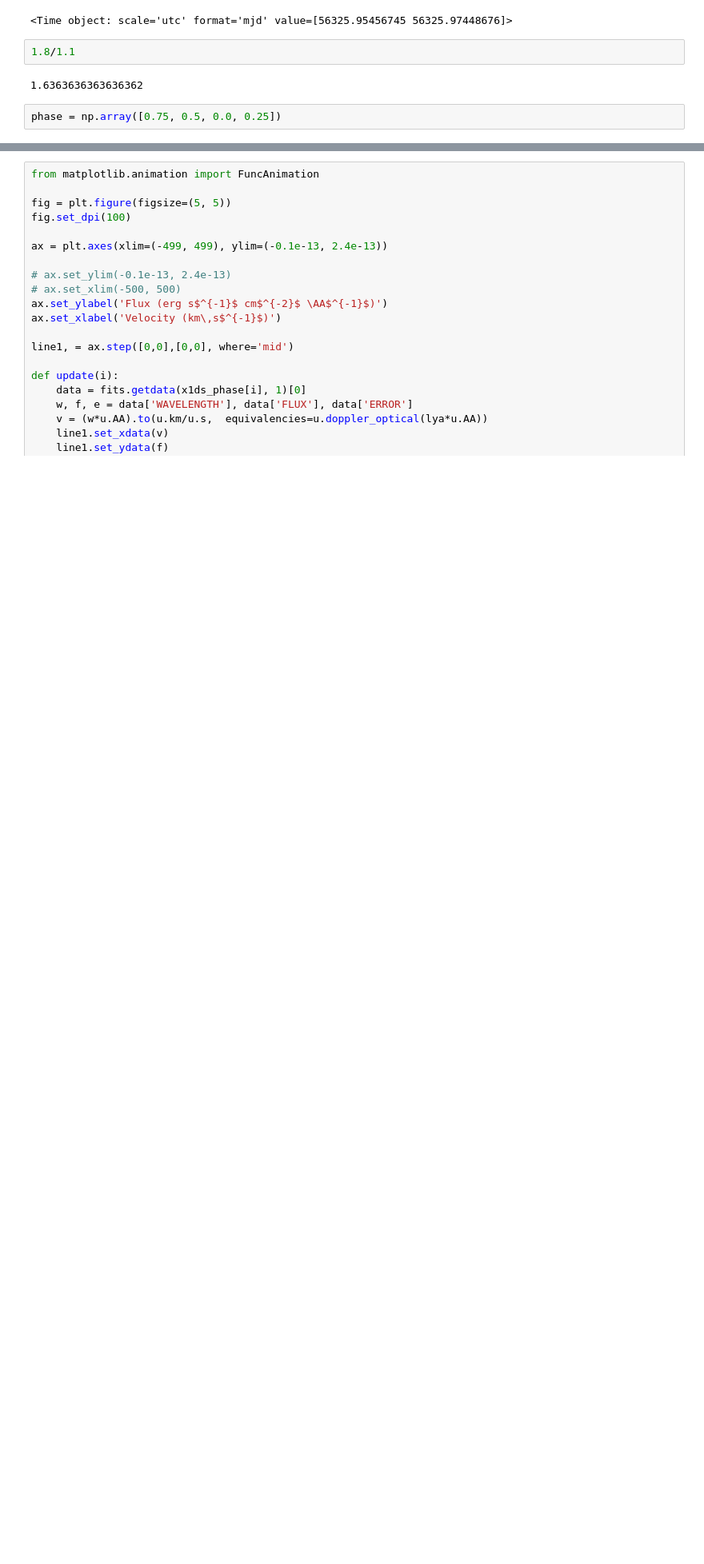
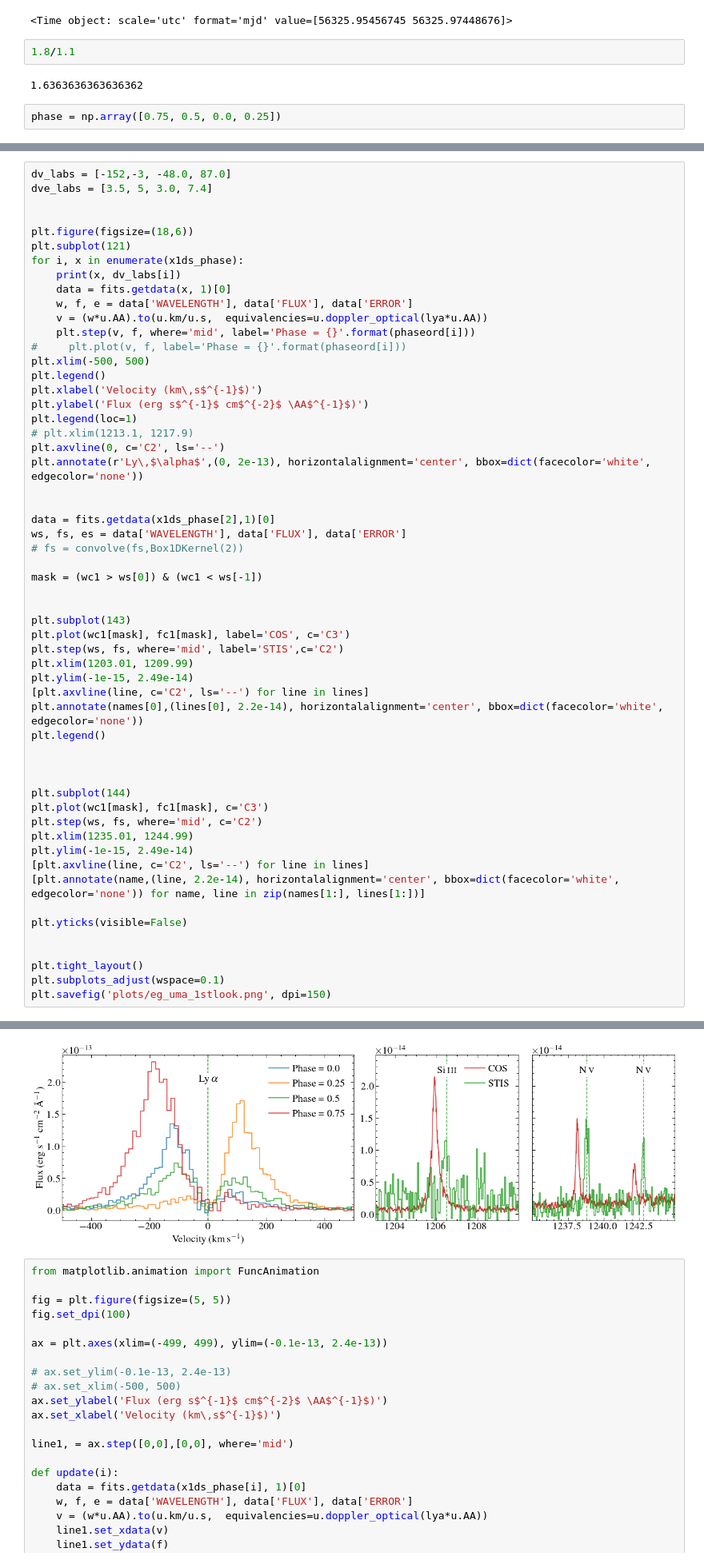
Before and after one commit to davidjwilson/pceb, a Jupyter notebook: eg_uma/eg_uma_stis_first_look.ipynb, the cells around one changed output, grey strips where cells are left out. Shown at 80% size. Cells and saved outputs as stored; diff of their text form; blank space fills up the shorter version.

```diff
--- a/eg_uma/eg_uma_stis_first_look.ipynb
+++ b/eg_uma/eg_uma_stis_first_look.ipynb
@@ -724,0 +758,57 @@ plt.savefig('plots/eg_uma_all_lya.png', dpi=150)
+# %%
+dv_labs = [-152,-3, -48.0, 87.0]
+dve_labs = [3.5, 5, 3.0, 7.4]
+
+
+plt.figure(figsize=(18,6))
+plt.subplot(121)
+for i, x in enumerate(x1ds_phase):
+    print(x, dv_labs[i])
+    data = fits.getdata(x, 1)[0]
+    w, f, e = data['WAVELENGTH'], data['FLUX'], data['ERROR']
+    v = (w*u.AA).to(u.km/u.s,  equivalencies=u.doppler_optical(lya*u.AA))
+    plt.step(v, f, where='mid', label='Phase = {}'.format(phaseord[i]))
+#     plt.plot(v, f, label='Phase = {}'.format(phaseord[i]))
+plt.xlim(-500, 500)
+plt.legend()
+plt.xlabel('Velocity (km\,s$^{-1}$)')
+plt.ylabel('Flux (erg s$^{-1}$ cm$^{-2}$ \AA$^{-1}$)')
+plt.legend(loc=1)
+# plt.xlim(1213.1, 1217.9)
+plt.axvline(0, c='C2', ls='--')
+plt.annotate(r'Ly\,$\alpha$',(0, 2e-13), horizontalalignment='center', bbox=dict(facecolor='white', edgecolor='none'))
+
+
+data = fits.getdata(x1ds_phase[2],1)[0]
+ws, fs, es = data['WAVELENGTH'], data['FLUX'], data['ERROR']
+# fs = convolve(fs,Box1DKernel(2))
+
+mask = (wc1 > ws[0]) & (wc1 < ws[-1])
+
+
+plt.subplot(143)
+plt.plot(wc1[mask], fc1[mask], label='COS', c='C3')
+plt.step(ws, fs, where='mid', label='STIS',c='C2')
+plt.xlim(1203.01, 1209.99)
+plt.ylim(-1e-15, 2.49e-14)
+[plt.axvline(line, c='C2', ls='--') for line in lines]
+plt.annotate(names[0],(lines[0], 2.2e-14), horizontalalignment='center', bbox=dict(facecolor='white', edgecolor='none'))
+plt.legend()
+
+
+
+plt.subplot(144)
+plt.plot(wc1[mask], fc1[mask], c='C3')
+plt.step(ws, fs, where='mid', c='C2')
+plt.xlim(1235.01, 1244.99)
+plt.ylim(-1e-15, 2.49e-14)
+[plt.axvline(line, c='C2', ls='--') for line in lines]
+[plt.annotate(name,(line, 2.2e-14), horizontalalignment='center', bbox=dict(facecolor='white', edgecolor='none')) for name, line in zip(names[1:], lines[1:])]
+
+plt.yticks(visible=False)
+
+
+plt.tight_layout()
+plt.subplots_adjust(wspace=0.1)
+plt.savefig('plots/eg_uma_1stlook.png', dpi=150)
+# %% [output]
@@ -725,3 +819,4 @@ plt.savefig('plots/eg_uma_all_lya.png', dpi=150)
+[figure, added]
 # %%
 from matplotlib.animation import FuncAnimation
 
```
Also changed, not shown: parts of 8 cells of this notebook, 14 other files.
